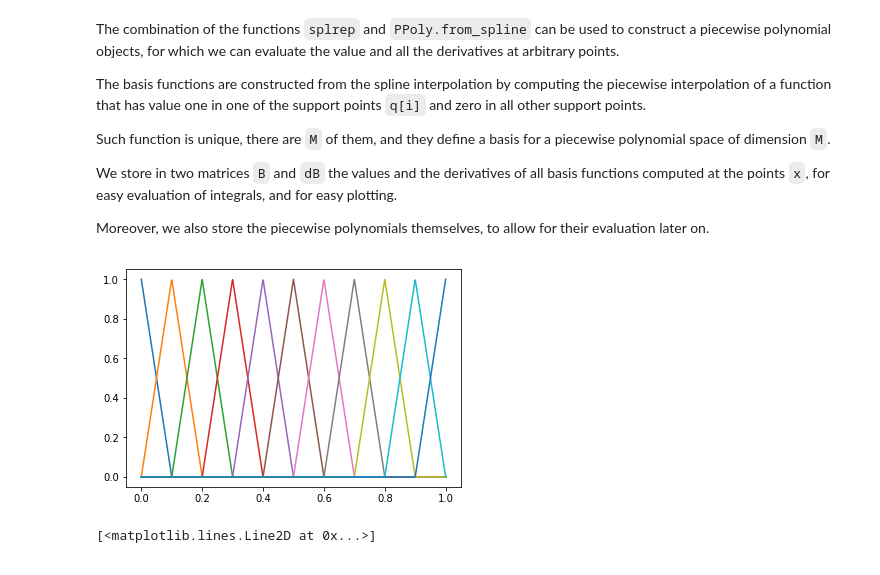
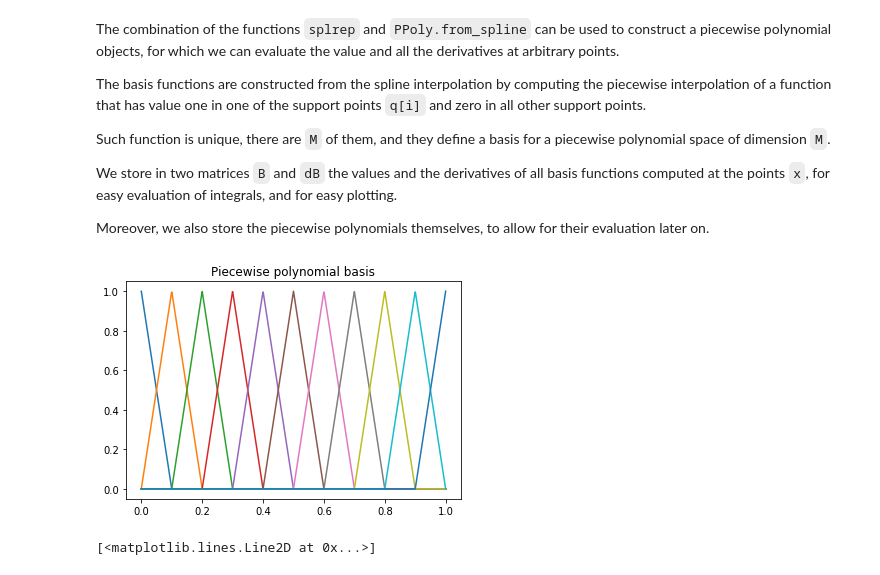
Before and after one commit to RobertoCorti/P1.4_seed, a Jupyter notebook: notes/09_projection_and_minimal_fe.ipynb, the cells around one changed output. Drawn from its saved outputs; the diff is of its cells as text; code cells hidden in the pictures.

```diff
--- a/notes/09_projection_and_minimal_fe.ipynb
+++ b/notes/09_projection_and_minimal_fe.ipynb
@@ -37,23 +35,24 @@ Moreover, we also store the piecewise polynomials themselves, to allow for their
 # %%
 B = zeros((N,M))
 dB = zeros((N,M))
 
 basis = []
 dbasis = []
 
 for i in range(M):
     c = q*0    #c = [0,0,....,0]
     c[i] = 1   #c = [0,0,..1,.0]
     bi = PPoly.from_spline(splrep(q,c,k=degree))  # Construct a piecewise polynomial from a spline
 
     B[:,i] = bi(x)
     dB[:,i] = bi.derivative(1)(x)
 
     basis.append(bi)
     dbasis.append(bi.derivative(1))
 _ = plot(x,B)
+_ = title("Piecewise polynomial basis")
 # %% [output]
-[figure, old version]
+[figure, new version]
 # %%
 # This can be used to compute the piecewise polynomial interpolation of our function
 
```
Also changed, not shown: parts of 2 cells of this notebook, 1 other file.
